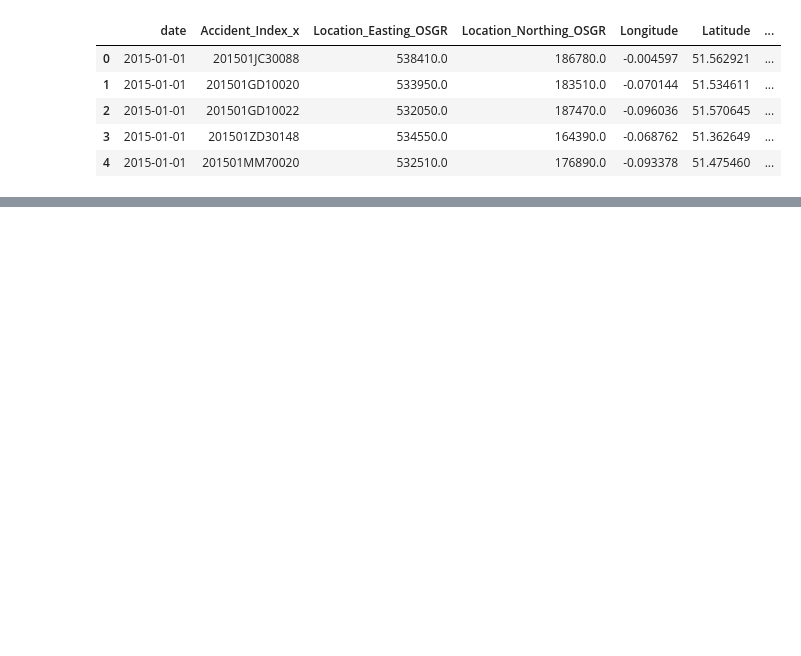
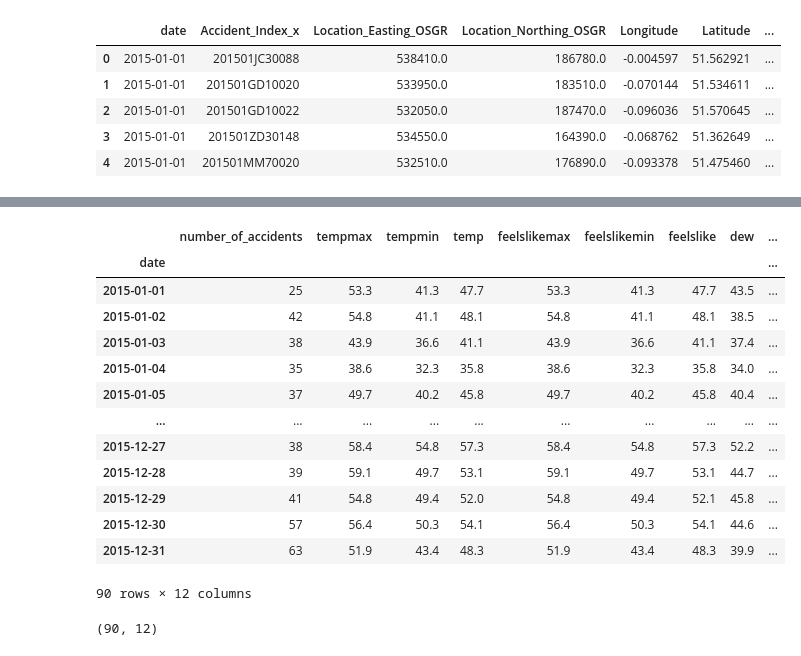
Before and after one commit to ersan-kucukoglu/accidents_python-project, a Jupyter notebook: code/data_manipulation.ipynb, the cells around one changed output, grey strips where cells are left out. Drawn from its saved outputs; the diff is of its cells as text; code cells hidden in the pictures; blank space fills up the shorter version.

```diff
--- a/code/data_manipulation.ipynb
+++ b/code/data_manipulation.ipynb
@@ -277,0 +346,27 @@ df.to_csv('/Users/ersankucukoglu/Desktop/Projects/accidents_python-project/data/
+# %%
+#create new df with a column of number of accidents
+dategrouped = accidents_london.groupby('date').mean().round(2)
+dategrouped['number_of_accidents'] = round(accidents_london.groupby(['date']).size())
+#select columns
+dategrouped = dategrouped[['number_of_accidents', 'tempmax', 'tempmin', 'temp', 'feelslikemax', 'feelslikemin', 'feelslike', 'dew', 'humidity',
+'windspeed', 'cloudcover', 'visibility']]
+dategrouped
+# %% [output]
+|  | number_of_accidents | tempmax | tempmin | temp | feelslikemax | feelslikemin | feelslike | dew | ... |
+| date |  |  |  |  |  |  |  |  | ... |
+| 2015-01-01 | 25 | 53.3 | 41.3 | 47.7 | 53.3 | 41.3 | 47.7 | 43.5 | ... |
+| 2015-01-02 | 42 | 54.8 | 41.1 | 48.1 | 54.8 | 41.1 | 48.1 | 38.5 | ... |
+| 2015-01-03 | 38 | 43.9 | 36.6 | 41.1 | 43.9 | 36.6 | 41.1 | 37.4 | ... |
+| 2015-01-04 | 35 | 38.6 | 32.3 | 35.8 | 38.6 | 32.3 | 35.8 | 34.0 | ... |
+| 2015-01-05 | 37 | 49.7 | 40.2 | 45.8 | 49.7 | 40.2 | 45.8 | 40.4 | ... |
+| ... | ... | ... | ... | ... | ... | ... | ... | ... | ... |
+| 2015-12-27 | 38 | 58.4 | 54.8 | 57.3 | 58.4 | 54.8 | 57.3 | 52.2 | ... |
+| 2015-12-28 | 39 | 59.1 | 49.7 | 53.1 | 59.1 | 49.7 | 53.1 | 44.7 | ... |
+| 2015-12-29 | 41 | 54.8 | 49.4 | 52.0 | 54.8 | 49.4 | 52.1 | 45.8 | ... |
+| 2015-12-30 | 57 | 56.4 | 50.3 | 54.1 | 56.4 | 50.3 | 54.1 | 44.6 | ... |
+| 2015-12-31 | 63 | 51.9 | 43.4 | 48.3 | 51.9 | 43.4 | 48.3 | 39.9 | ... |
+90 rows × 12 columns
+# %%
+dategrouped.shape
+# %% [output]
+(90, 12)
```
Also changed, not shown: parts of 12 cells of this notebook.
